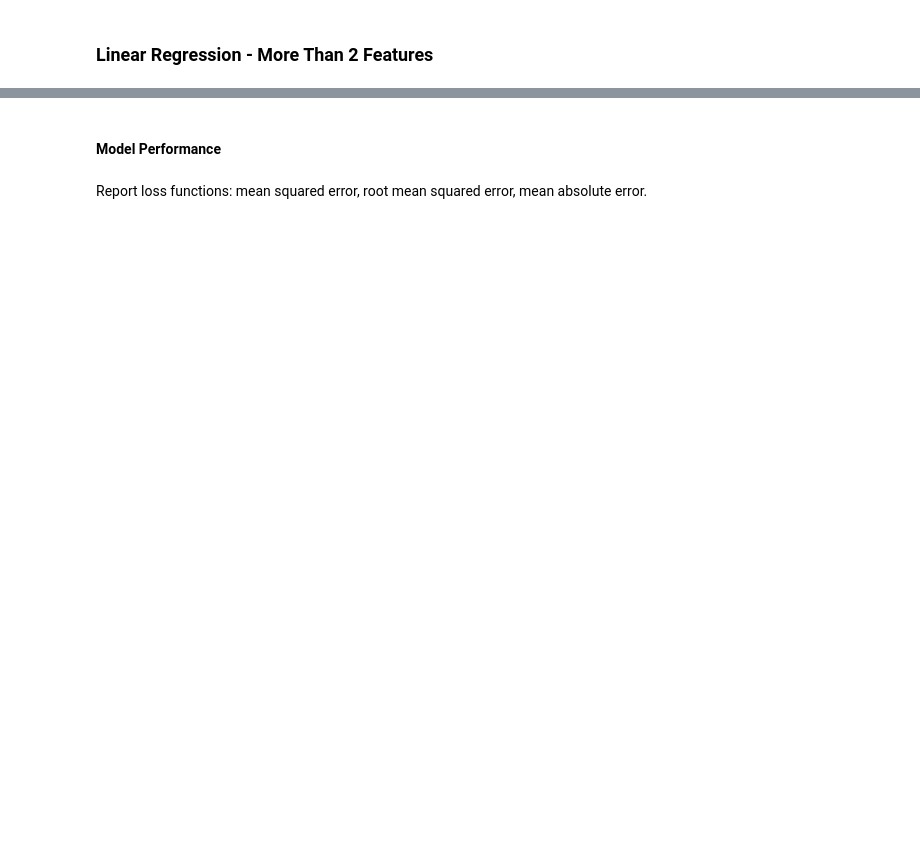
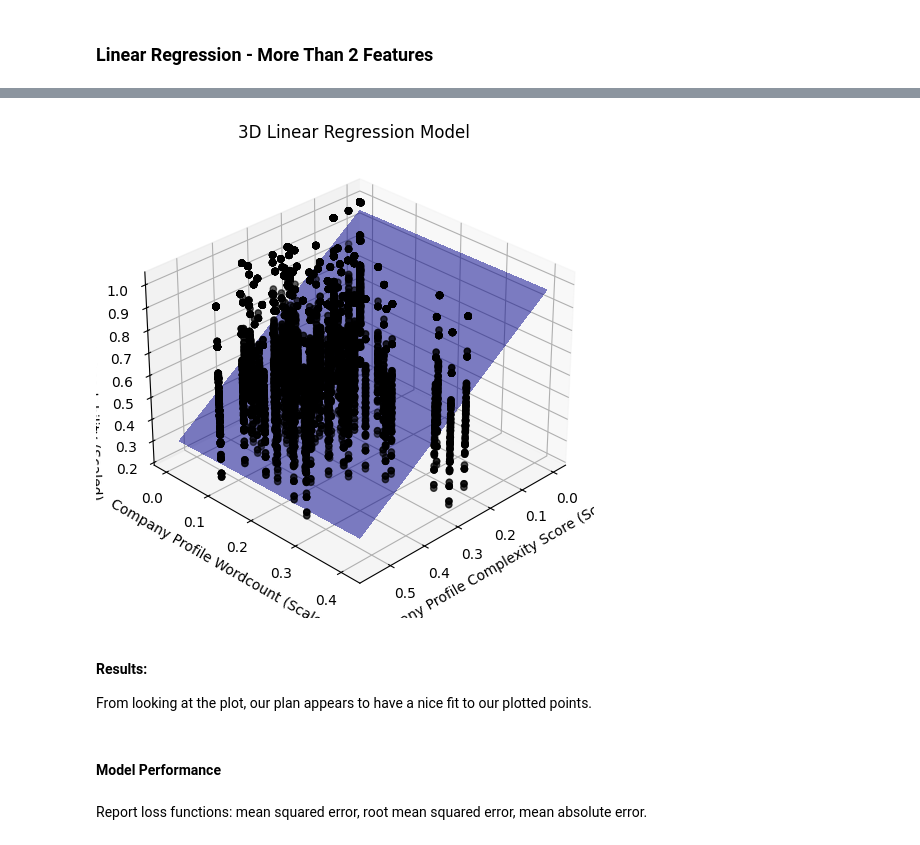
Before and after one commit to jdeleon3/Projects.RealFakeJobPredictor, a Jupyter notebook: ml/EDA/Project Fake Finder - Progress Report 2.ipynb, the cells around one changed output, grey strips where cells are left out. Cells and saved outputs as stored; diff of their text form; code cells hidden in the pictures; blank space fills up the shorter version.

```diff
--- a/ml/EDA/Project Fake Finder - Progress Report 2.ipynb
+++ b/ml/EDA/Project Fake Finder - Progress Report 2.ipynb
@@ -805,3 +897,39 @@ Identify more than two attributes in the consumable usage dataset and develop a
+# %%
+XTrain, XTest, yTrain, yTest = split_dataset(['company_profile_complexity_score', 'company_profile_wordcount'], 'company_profile_readability', cleaned_df, perform_scale_y=True)
+line_regress = LinearRegression()
+line_regress.fit(XTrain, yTrain)
+
+y_pred = line_regress.predict(XTest)
+# %%
+import matplotlib.style as style
+style.use('fast')
+
+fig = plt.figure(figsize=(10, 6))
+ax = plt.axes(projection='3d')
+
+sample_indices = np.random.choice(XTest.shape[0], size=100, replace=False)
+XTest_sample = XTest[sample_indices]
+yTest_sample = yTest[sample_indices]
+
+ax.scatter3D(XTest_sample[:, 0], XTest_sample[:, 1], yTest_sample, color='black', label='Actual')
+xDeltaComplexity, xDeltaWordcount = np.meshgrid(np.linspace(XTest_sample[:, 0].min(), XTest_sample[:, 0].max(), 5),
+                                                 np.linspace(XTest_sample[:, 1].min(), XTest_sample[:, 1].max(), 5))
+yDelta = (line_regress.intercept_[0] +
+            line_regress.coef_[0][0] * xDeltaComplexity +
+            line_regress.coef_[0][1] * xDeltaWordcount)
+ax.plot_surface(xDeltaComplexity, xDeltaWordcount, yDelta, alpha=0.5, rstride=100, cstride=100, color='blue', antialiased=False)
+#ax.plot_wireframe(xDeltaComplexity, xDeltaWordcount, yDelta, color='blue', alpha=0.5, rstride=1000, cstride=1000)
+ax.set_xlabel('Company Profile Complexity Score (Scaled)')
+ax.set_ylabel('Company Profile Wordcount (Scaled)')
+ax.set_zlabel('Company Profile Readability (Scaled)')
+ax.set_title('3D Linear Regression Model')
+ax.view_init(30, 45)
+plt.show()
+# %% [output]
+[figure, added]
+# %% [markdown]
+#### Results:
+From looking at the plot, our plan appears to have a nice fit to our plotted points.
 # %% [markdown]
 #### Model Performance
 # %% [markdown]
```
Also changed, not shown: parts of 33 cells of this notebook.
